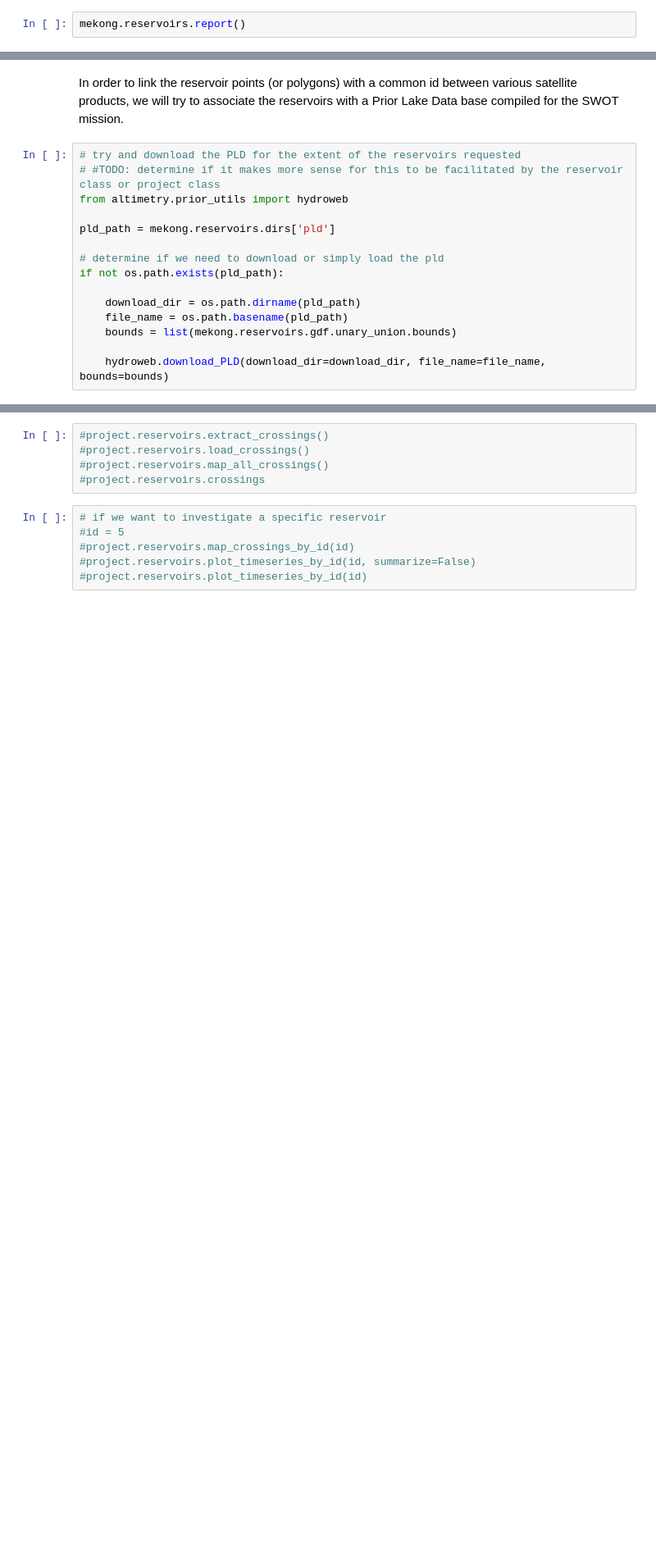
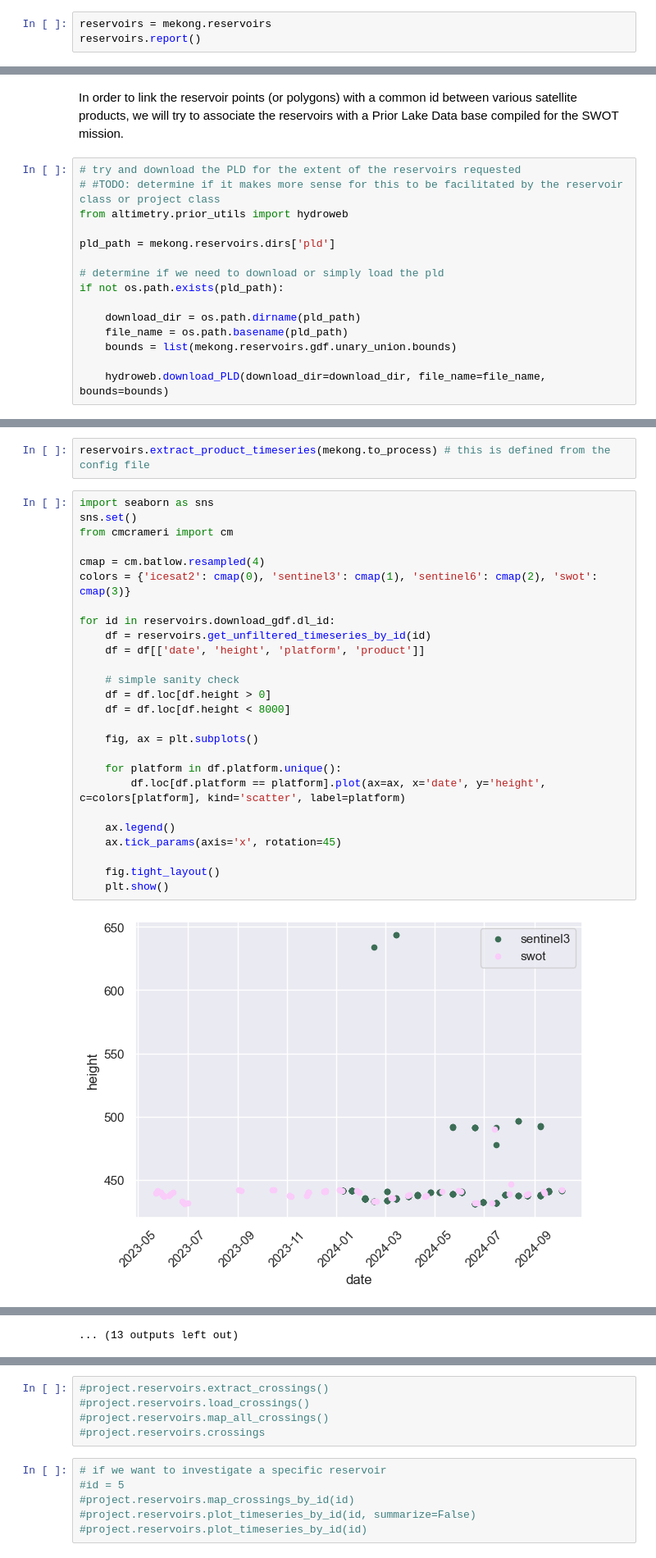
Before and after one commit to DHI/HydroEO, a Jupyter notebook: notebooks/project_test.ipynb, the cells around one changed output, grey strips where cells are left out. Shown at 82% size. Drawn from its saved outputs; the diff is of its cells as text; blank space fills up the shorter version.

Commit message:
translate raw datat to per reservoir and product files as well as inspection of raw data per reservoir

```diff
--- a/notebooks/project_test.ipynb
+++ b/notebooks/project_test.ipynb
@@ -35,7 +35,8 @@ Number of reservoirs: 50
 # %% [markdown]
 Get summary of elements added for project from config file
 # %%
-mekong.reservoirs.report()
+reservoirs = mekong.reservoirs
+reservoirs.report()
 # %% [output]
 Number of reservoirs: 50
 |  | project | capacity_m | energy_gwh | active_sto | country | name | image_url | query_id | type | geometry |
@@ -116,0 +101,30 @@ folder = r"C:\Users\cwch\Projects\WR-Collaboration\rk-altimetry\data\reservoirs"
+# %%
+reservoirs.extract_product_timeseries(mekong.to_process) # this is defined from the config file
+# %%
+import seaborn as sns
+sns.set()
+from cmcrameri import cm
+
+cmap = cm.batlow.resampled(4)
+colors = {'icesat2': cmap(0), 'sentinel3': cmap(1), 'sentinel6': cmap(2), 'swot': cmap(3)}
+
+for id in reservoirs.download_gdf.dl_id:
+    df = reservoirs.get_unfiltered_timeseries_by_id(id)
+    df = df[['date', 'height', 'platform', 'product']]
+
+    # simple sanity check
+    df = df.loc[df.height > 0]
+    df = df.loc[df.height < 8000]
+
+    fig, ax = plt.subplots()
+
+    for platform in df.platform.unique():
+        df.loc[df.platform == platform].plot(ax=ax, x='date', y='height', c=colors[platform], kind='scatter', label=platform)
+
+    ax.legend()
+    ax.tick_params(axis='x', rotation=45)
+
+    fig.tight_layout()
+    plt.show()
+# %% [output]
+[figure, added]
@@ -116,0 +142 @@ folder = r"C:\Users\cwch\Projects\WR-Collaboration\rk-altimetry\data\reservoirs"
+... (13 outputs left out)
```
Also changed, not shown: parts of 13 cells of this notebook, 8 other files.
